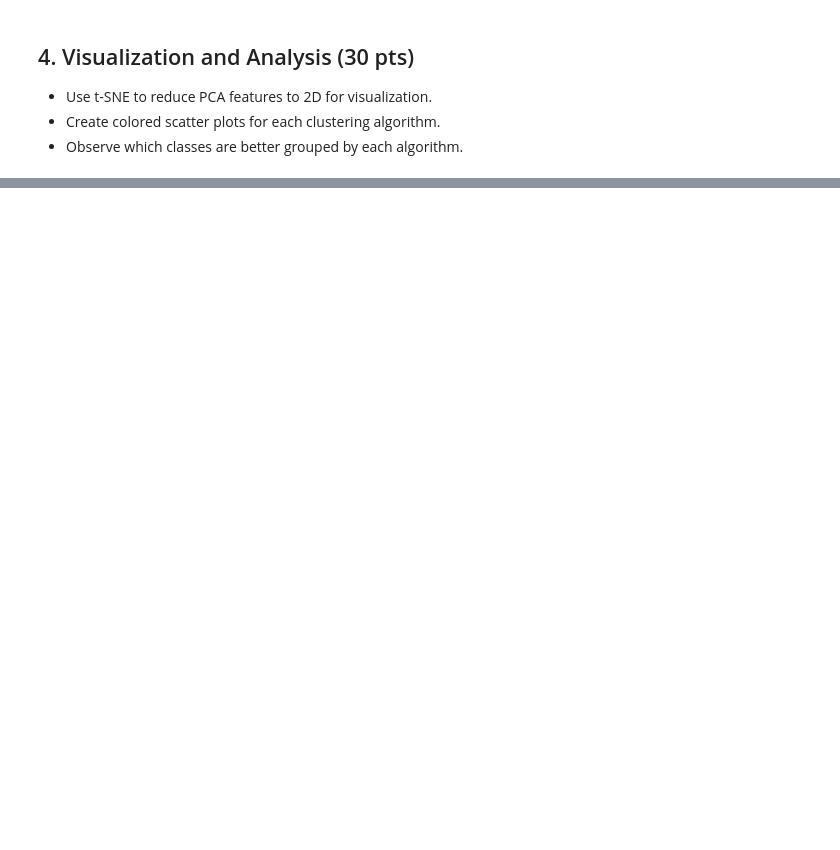
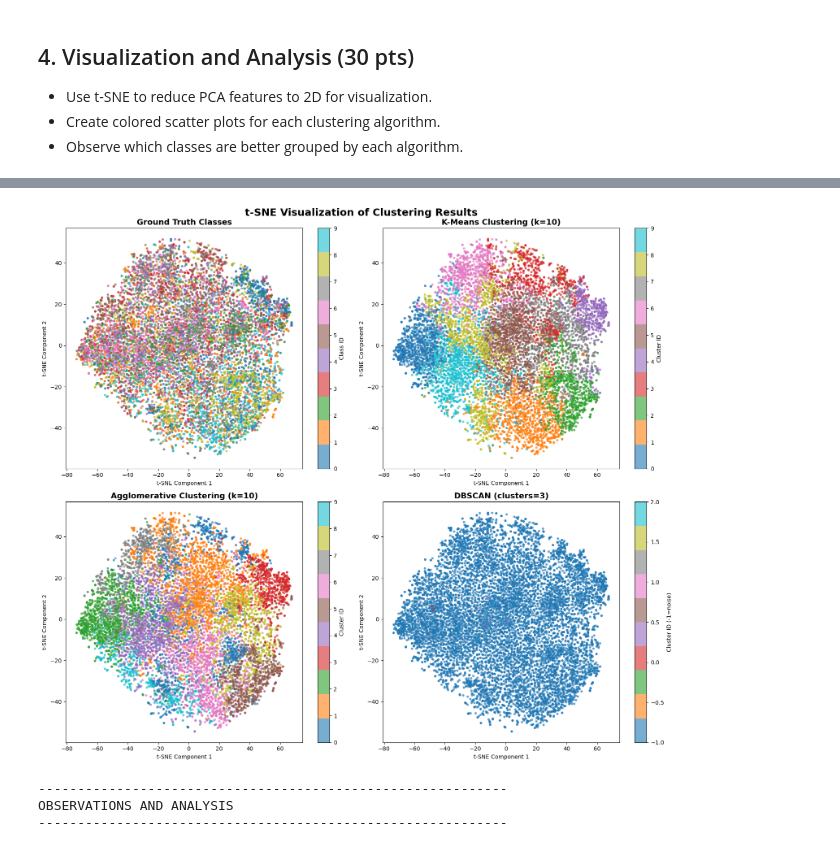
Before and after one commit to mmertince/CENG463_HW_IMG_CLUSTERING, a Jupyter notebook: CENG463_HW3_GROUPID.ipynb, the cells around one changed output, grey strips where cells are left out. Drawn from its saved outputs; the diff is of its cells as text; code cells hidden in the pictures; blank space fills up the shorter version.

```diff
--- a/CENG463_HW3_GROUPID.ipynb
+++ b/CENG463_HW3_GROUPID.ipynb
@@ -184,4 +257,75 @@ K-Means completed. 10 clusters found.
 - Create colored scatter plots for each clustering algorithm.
 - Observe which classes are better grouped by each algorithm.
 # %%
-# TO DO
+# Visualization and Analysis using t-SNE
+
+from sklearn.manifold import TSNE
+
+#- Use t-SNE to reduce PCA features to 2D for visualization.
+
+print("\n" + "-" * 60)
+print("Applying t-SNE to reduce dimensions from 50D to 2D...")
+print("-" * 60)
+
+tsne = TSNE(n_components=2, random_state=42)
+X_tsne = tsne.fit_transform(X_cluster)
+
+print("\n" + "-" * 60)
+print(f"t-SNE reduction complete. New shape: {X_tsne.shape}")
+print("-" * 60)
+
+#get the ids of discrete classes for the sampled data
+y_sampled = y_train[sample_idx].flatten()
+
+
+#- Create colored scatter plots for each clustering algorithm.
+fig, axes = plt.subplots(2, 2, figsize=(16, 14))
+fig.suptitle('t-SNE Visualization of Clustering Results', fontsize=18, fontweight='bold')
+
+#plot 1: ground truth
+ax1 = axes[0, 0]
+scatter1 = ax1.scatter(X_tsne[:, 0], X_tsne[:, 1], c=y_sampled, cmap='tab10', s=10, alpha=0.6)
+ax1.set_title('Ground Truth Classes', fontsize=14, fontweight='bold')
+ax1.set_xlabel('t-SNE Component 1')
+ax1.set_ylabel('t-SNE Component 2')
+cbar1 = plt.colorbar(scatter1, ax=ax1)
+cbar1.set_label('Class ID')
+
+#plot 2: K-Means clustering
+ax2 = axes[0, 1]
+scatter2 = ax2.scatter(X_tsne[:, 0], X_tsne[:, 1], c=kmeans.labels_, cmap='tab10', s=10, alpha=0.6)
+ax2.set_title(f'K-Means Clustering (k={len(np.unique(kmeans.labels_))})', fontsize=14, fontweight='bold')
+ax2.set_xlabel('t-SNE Component 1')
+ax2.set_ylabel('t-SNE Component 2')
+cbar2 = plt.colorbar(scatter2, ax=ax2)
+cbar2.set_label('Cluster ID')
+
+#plot 3: Agglomerative Clustering
+ax3 = axes[1, 0]
+scatter3 = ax3.scatter(X_tsne[:, 0], X_tsne[:, 1], c=agg_clust.labels_, cmap='tab10', s=10, alpha=0.6)
+ax3.set_title(f'Agglomerative Clustering (k={len(np.unique(agg_clust.labels_))})', fontsize=14, fontweight='bold')
+ax3.set_xlabel('t-SNE Component 1')
+ax3.set_ylabel('t-SNE Component 2')
+cbar3 = plt.colorbar(scatter3, ax=ax3)
+cbar3.set_label('Cluster ID')
+
+#plot 4: DBSCAN
+ax4 = axes[1, 1]
+scatter4 = ax4.scatter(X_tsne[:, 0], X_tsne[:, 1], c=dbscan.labels_, cmap='tab10', s=10, alpha=0.6)
+ax4.set_title(f'DBSCAN (clusters={len(np.unique(dbscan.labels_[dbscan.labels_ != -1]))})', fontsize=14, fontweight='bold')
+ax4.set_xlabel('t-SNE Component 1')
+ax4.set_ylabel('t-SNE Component 2')
+cbar4 = plt.colorbar(scatter4, ax=ax4)
+cbar4.set_label('Cluster ID (-1=noise)')
+
+plt.tight_layout()
+plt.show()
+
+
+#- Observe which classes are better grouped by each algorithm.
+print("\n" + "-" * 60)
+print("OBSERVATIONS AND ANALYSIS")
+print("-" * 60)
+
+#TO-DO:Observe which classes are better grouped by each algorithm.
+# %% [output]
@@ -187,0 +339,4 @@ K-Means completed. 10 clusters found.
+[figure, added]
+------------------------------------------------------------
+OBSERVATIONS AND ANALYSIS
+------------------------------------------------------------
```
Also changed, not shown: parts of 4 cells of this notebook.
